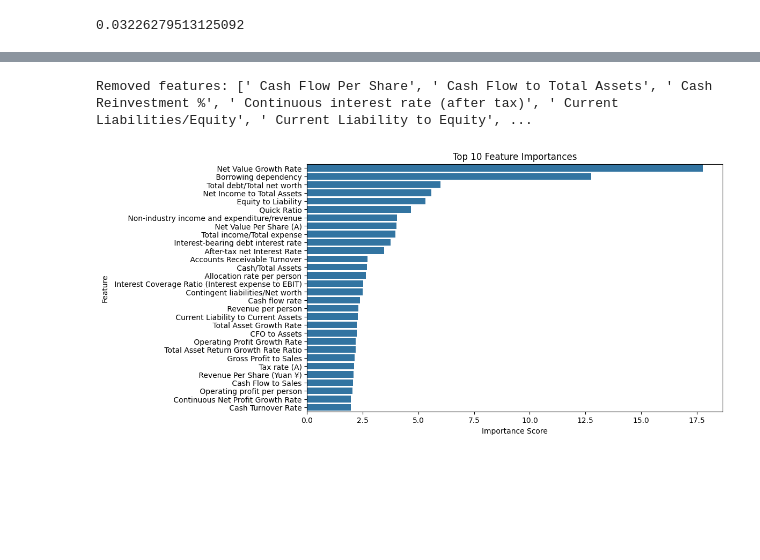
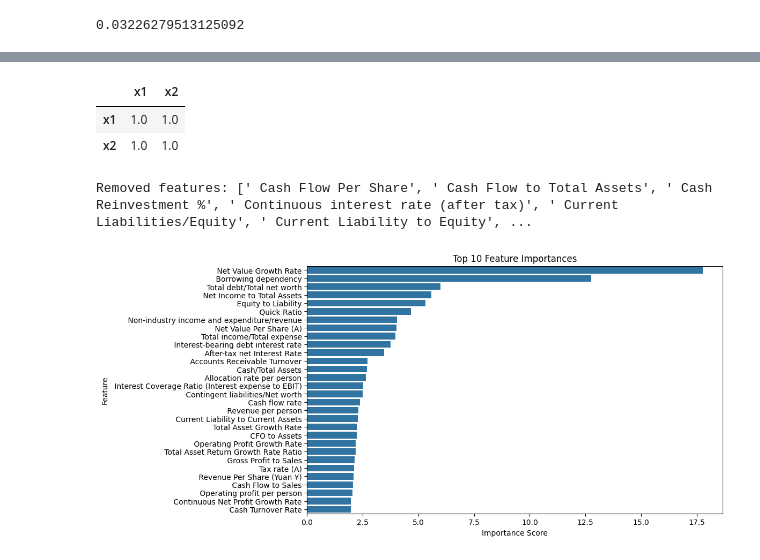
Before and after one commit to williamsjustin8901/ml-workshop, a Jupyter notebook: training/EDA.ipynb, the cells around one changed output, grey strips where cells are left out. Saved outputs shown, nothing was run; the diff lists cells and outputs as text; code cells hidden in the pictures; blank space fills up the shorter version.

```diff
--- a/training/EDA.ipynb
+++ b/training/EDA.ipynb
@@ -67,3 +122,15 @@ y = dataset[target_col]
+# %%
+ex = pd.DataFrame(
+    {'x1': [i for i in range(1,30)],
+     'x2': [i* 4 for i in range(1,30)]
+    }
+)
+# %%
+ex.corr()
+# %% [output]
+|  | x1 | x2 |
+| x1 | 1.0 | 1.0 |
+| x2 | 1.0 | 1.0 |
 # %%
 import numpy as np
 
```
Also changed, not shown: parts of 10 cells of this notebook, 1 other file.
